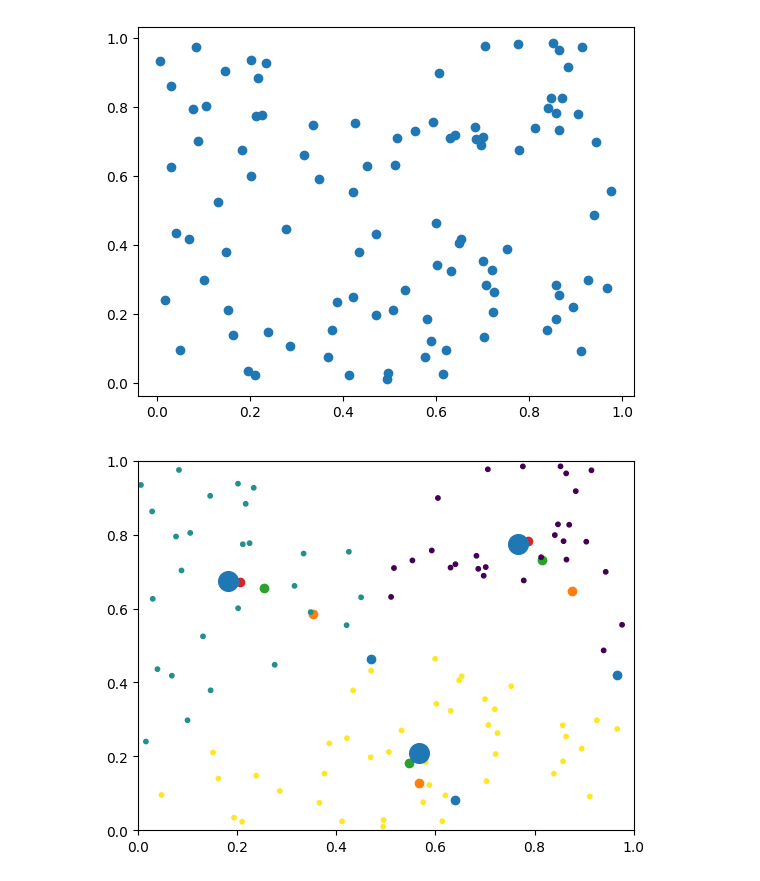
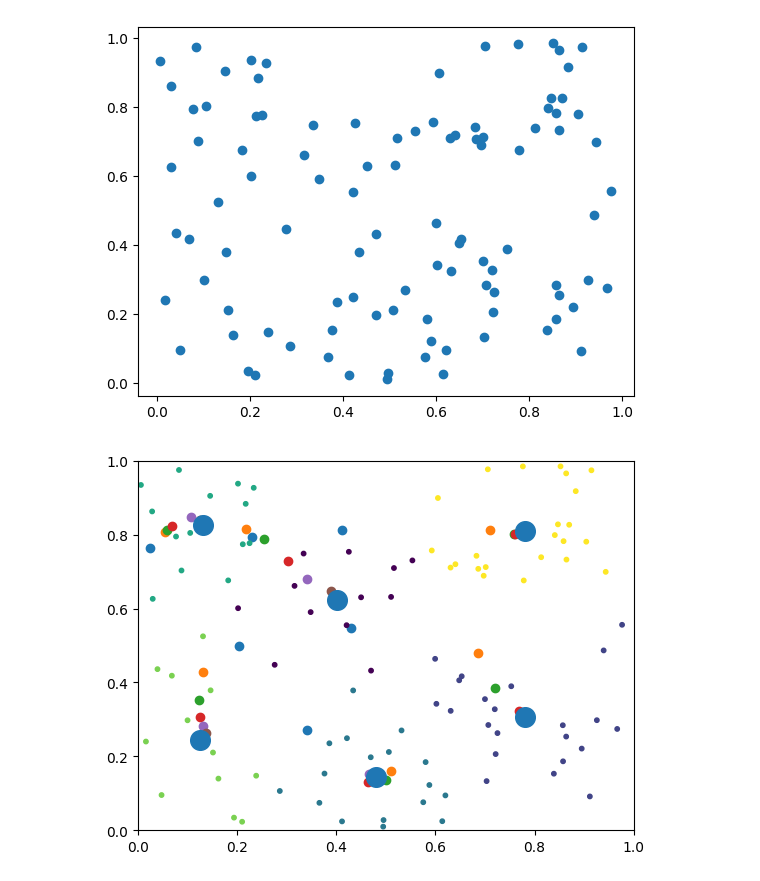
Before and after one commit to Jdka1/KMEANS-Clustering-Algorithm, a Jupyter notebook: kmeans.ipynb, the cells around one changed output. Saved outputs shown, nothing was run; the diff lists cells and outputs as text; code cells hidden in the pictures.

Commit message:
KMEANS Clustering

```diff
--- a/kmeans.ipynb
+++ b/kmeans.ipynb
@@ -14,35 +14,35 @@ def kmeans(k, n, data):
     centroids = [np.random.rand(2,1) for i in range(k)]
 
 
     for i in range(n):
         closest = []
         for point in data:
             dists = [math.dist(point,centroid) for centroid in centroids]
             for i in range(len(dists)):
                 if (dists[i] == min(dists)):
                     closest.append(i)
                     break
 
         plt.scatter([centroid[0] for centroid in centroids],[centroid[1] for centroid in centroids])
         for i in range(len(centroids)):
             cluster_points =  np.array([[data[j][0] for j in range(len(data)) if closest[j] == i],[data[j][1] for j in range(len(data)) if closest[j] == i]])
             cluster_points = np.concatenate([cluster_points, centroids[i].reshape(-1,1)], axis=1)
 
             centroids[i] = np.average(cluster_points, axis=1).reshape(-1,1)
 
 
     plt.scatter(data[:, 0], data[:, 1], c=closest, s=10)
     plt.scatter([centroid[0] for centroid in centroids],[centroid[1] for centroid in centroids], s=200)
     plt.xlim([0, 1])
     plt.ylim([0, 1])
     plt.show()
     return centroids
 
 
 
-weights = kmeans(3, 100, randdata)
+weights = kmeans(5, 100, randdata)
 # %% [output]
-[figure, old version]
+[figure, new version]
 # %%
 def predict(point, centroids):
     dists = [math.dist(point,centroid) for centroid in centroids]
```
Also changed, not shown: parts of 1 cell of this notebook.
